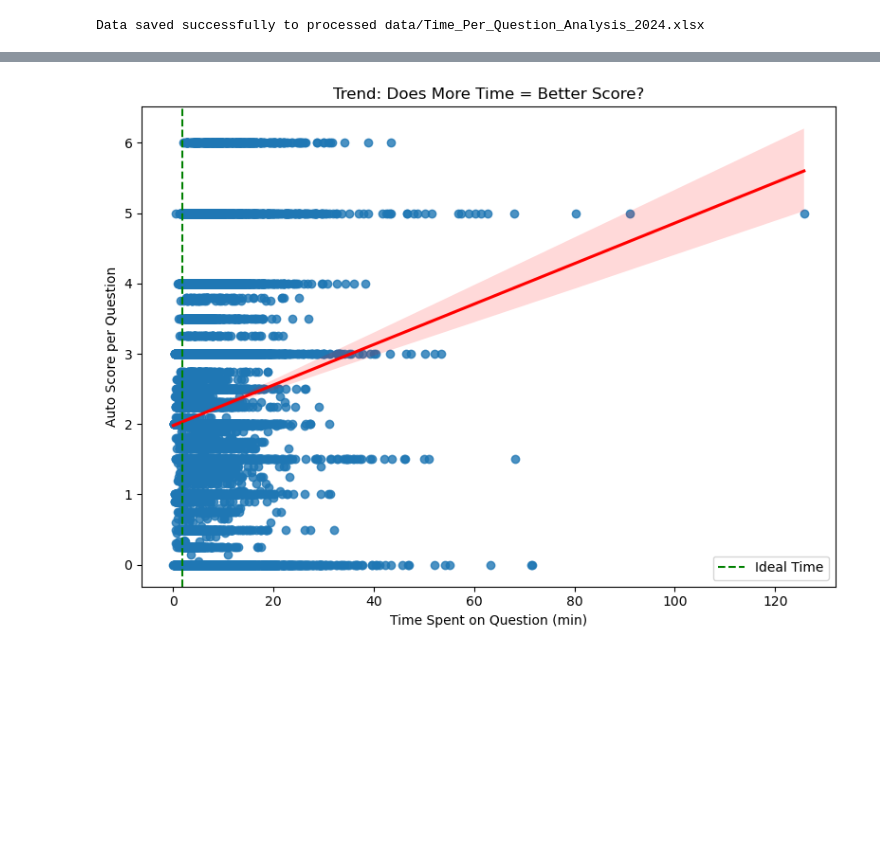
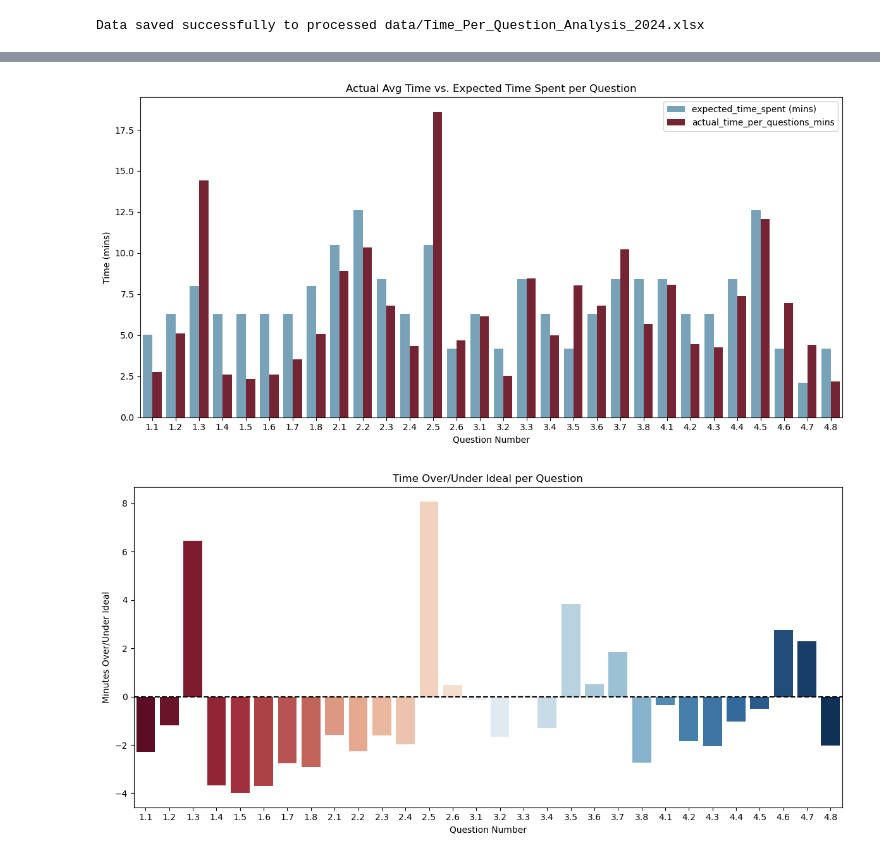
Before and after one commit to tornerosie/Eksamensanalyse, a Jupyter notebook: Time_Per_Task_Analysis.ipynb, the cells around one changed output, grey strips where cells are left out. Drawn from its saved outputs; the diff is of its cells as text; code cells hidden in the pictures; blank space fills up the shorter version.

```diff
--- a/Time_Per_Task_Analysis.ipynb
+++ b/Time_Per_Task_Analysis.ipynb
@@ -33,0 +44,38 @@ def calculate_ideal_time_per_task(df):
+# %%
+
+def plot_expected_vs_actual(df):
+    """ Melt a dataframe from wide to long data and plot a grouped barplot of expected vs actual time per question. """
+
+    grouped_df = df.groupby('question_number').agg({
+    'expected_time_spent (mins)': 'first',
+    'actual_time_per_questions_mins': 'mean',
+    'auto_score_per_question' : 'mean'
+    }).reset_index()
+
+    # Melt the dataframe
+    melted = pd.melt(
+        grouped_df,
+        id_vars='question_number',
+        value_vars=['expected_time_spent (mins)', 'actual_time_per_questions_mins'],
+        var_name='Time Type',
+        value_name='Minutes'
+    )
+
+    # define own colors
+    colors = ['#6ca6c3', '#82172b']
+
+    # Plot
+    plt.figure(figsize=(12,6))
+    sns.barplot(
+        data=melted,
+        x='question_number',
+        y='Minutes',
+        hue='Time Type',
+        palette= colors
+    )
+    plt.xlabel('Question Number')
+    plt.ylabel('Time (mins)')
+    plt.title('Actual Avg Time vs. Expected Time Spent per Question')
+    plt.legend(title='')
+    plt.tight_layout()
+    plt.show()
@@ -46,6 +116,8 @@ def run_analysis(file_path):
     # calculate ideal time
     task_time_df = calculate_ideal_time_per_task(task_time_df)
 
+    task_time_df = calculate_stats(task_time_df)
+
     return task_time_df
 # %%
 def export_data(df, output_path, file_format='xlsx'):
@@ -200,18 +157,8 @@ plt.show()
-# %%
-plt.figure(figsize=(8,6))
-sns.regplot(
-    x='actual_time_per_questions_mins',
-    y='auto_score_per_question',
-    data=task_time_df,
-    scatter=True,
-    line_kws={'color': 'red'}
-)
-plt.axvline(1.8, color='green', linestyle='--', label='Ideal Time')
-plt.xlabel('Time Spent on Question (min)')
-plt.ylabel('Auto Score per Question')
-plt.title('Trend: Does More Time = Better Score?')
-plt.legend()
-plt.tight_layout()
-plt.show()
-# %% [output]
-[figure, removed]
+# %%
+plot_expected_vs_actual(task_time_df)
+# %% [output]
+[figure, added]
+# %%
+plot_over_under_ideal_time(task_time_df)
+# %% [output]
+[figure, added]
```
Also changed, not shown: parts of 12 cells of this notebook, 3 other files.
